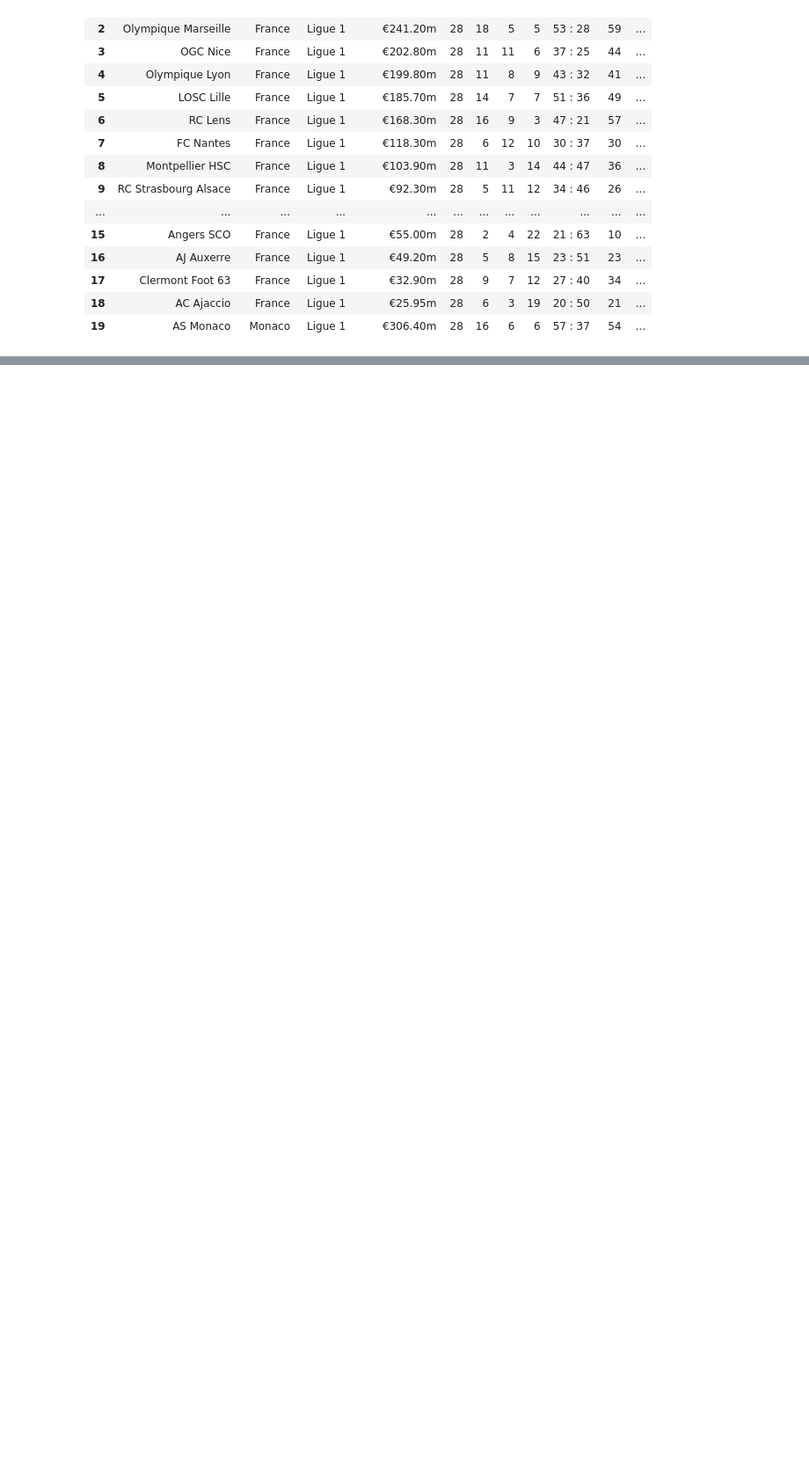
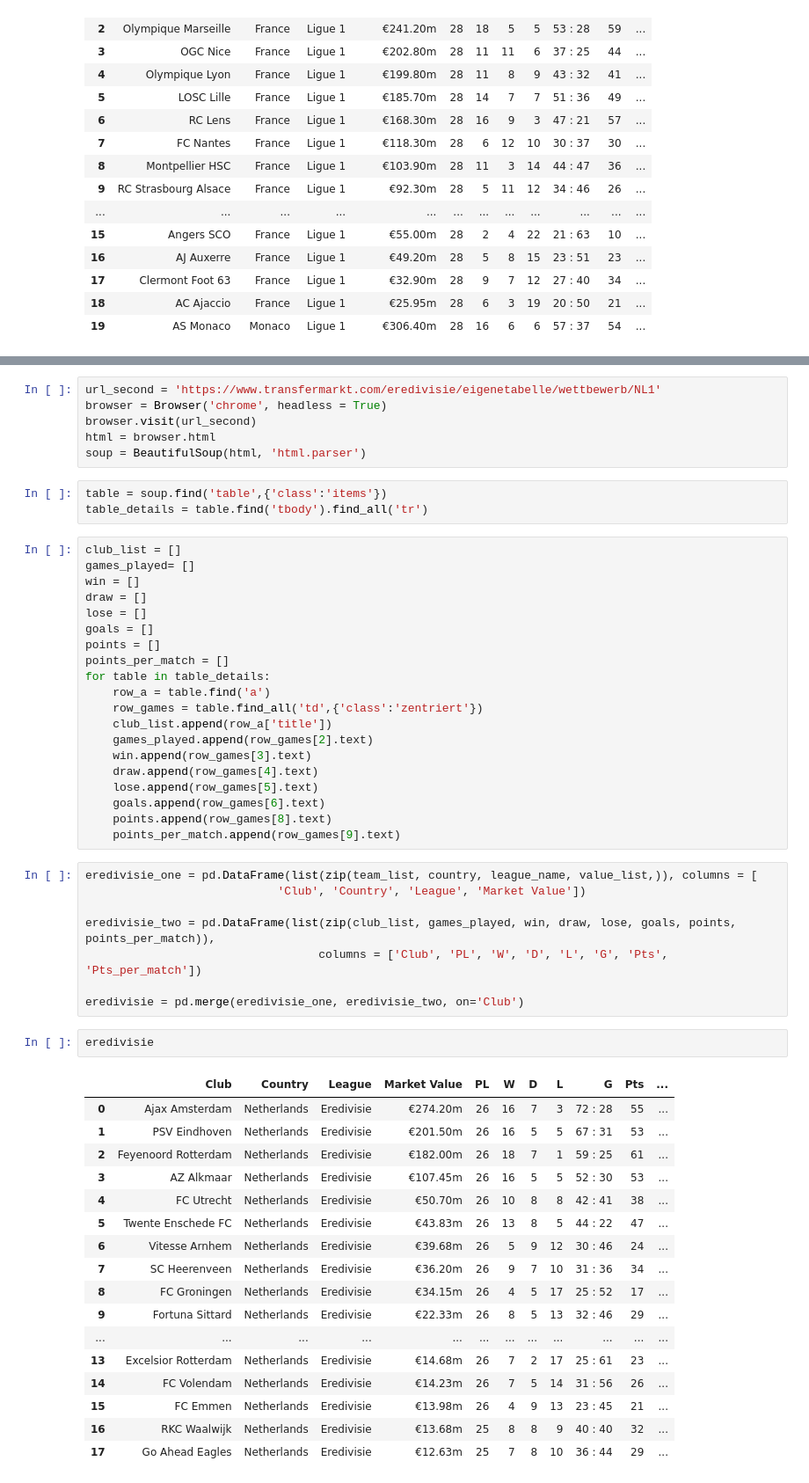
Before and after one commit to ericyang91/Dashboard_Soccer_Performance_vs_Money, a Jupyter notebook: Untitled.ipynb, the cells around one changed output, grey strips where cells are left out. Shown: that part at 88% size. Cells and saved outputs as stored; diff of their text form; blank space fills up the shorter version.

```diff
--- a/Untitled.ipynb
+++ b/Untitled.ipynb
@@ -422,0 +532,57 @@ ligue_1
+# %%
+url_second = 'https://www.transfermarkt.com/eredivisie/eigenetabelle/wettbewerb/NL1'
+browser = Browser('chrome', headless = True)
+browser.visit(url_second)
+html = browser.html
+soup = BeautifulSoup(html, 'html.parser')
+# %%
+table = soup.find('table',{'class':'items'})
+table_details = table.find('tbody').find_all('tr')
+# %%
+club_list = []
+games_played= []
+win = []
+draw = []
+lose = []
+goals = []
+points = []
+points_per_match = []
+for table in table_details:
+    row_a = table.find('a')
+    row_games = table.find_all('td',{'class':'zentriert'})
+    club_list.append(row_a['title'])
+    games_played.append(row_games[2].text)
+    win.append(row_games[3].text)
+    draw.append(row_games[4].text)
+    lose.append(row_games[5].text)
+    goals.append(row_games[6].text)
+    points.append(row_games[8].text)
+    points_per_match.append(row_games[9].text)
+# %%
+eredivisie_one = pd.DataFrame(list(zip(team_list, country, league_name, value_list,)), columns = [
+                            'Club', 'Country', 'League', 'Market Value'])
+
+eredivisie_two = pd.DataFrame(list(zip(club_list, games_played, win, draw, lose, goals, points, points_per_match)),
+                                  columns = ['Club', 'PL', 'W', 'D', 'L', 'G', 'Pts', 'Pts_per_match'])
+
+eredivisie = pd.merge(eredivisie_one, eredivisie_two, on='Club')
+# %%
+eredivisie
+# %% [output]
+|  | Club | Country | League | Market Value | PL | W | D | L | G | Pts | ... |
+| 0 | Ajax Amsterdam | Netherlands | Eredivisie | €274.20m | 26 | 16 | 7 | 3 | 72 : 28 | 55 | ... |
+| 1 | PSV Eindhoven | Netherlands | Eredivisie | €201.50m | 26 | 16 | 5 | 5 | 67 : 31 | 53 | ... |
+| 2 | Feyenoord Rotterdam | Netherlands | Eredivisie | €182.00m | 26 | 18 | 7 | 1 | 59 : 25 | 61 | ... |
+| 3 | AZ Alkmaar | Netherlands | Eredivisie | €107.45m | 26 | 16 | 5 | 5 | 52 : 30 | 53 | ... |
+| 4 | FC Utrecht | Netherlands | Eredivisie | €50.70m | 26 | 10 | 8 | 8 | 42 : 41 | 38 | ... |
+| 5 | Twente Enschede FC | Netherlands | Eredivisie | €43.83m | 26 | 13 | 8 | 5 | 44 : 22 | 47 | ... |
+| 6 | Vitesse Arnhem | Netherlands | Eredivisie | €39.68m | 26 | 5 | 9 | 12 | 30 : 46 | 24 | ... |
+| 7 | SC Heerenveen | Netherlands | Eredivisie | €36.20m | 26 | 9 | 7 | 10 | 31 : 36 | 34 | ... |
+| 8 | FC Groningen | Netherlands | Eredivisie | €34.15m | 26 | 4 | 5 | 17 | 25 : 52 | 17 | ... |
+| 9 | Fortuna Sittard | Netherlands | Eredivisie | €22.33m | 26 | 8 | 5 | 13 | 32 : 46 | 29 | ... |
+| ... | ... | ... | ... | ... | ... | ... | ... | ... | ... | ... | ... |
+| 13 | Excelsior Rotterdam | Netherlands | Eredivisie | €14.68m | 26 | 7 | 2 | 17 | 25 : 61 | 23 | ... |
+| 14 | FC Volendam | Netherlands | Eredivisie | €14.23m | 26 | 7 | 5 | 14 | 31 : 56 | 26 | ... |
+| 15 | FC Emmen | Netherlands | Eredivisie | €13.98m | 26 | 4 | 9 | 13 | 23 : 45 | 21 | ... |
+| 16 | RKC Waalwijk | Netherlands | Eredivisie | €13.68m | 25 | 8 | 8 | 9 | 40 : 40 | 32 | ... |
+| 17 | Go Ahead Eagles | Netherlands | Eredivisie | €12.63m | 25 | 7 | 8 | 10 | 36 : 44 | 29 | ... |
```
Also changed, not shown: parts of 25 cells of this notebook.
